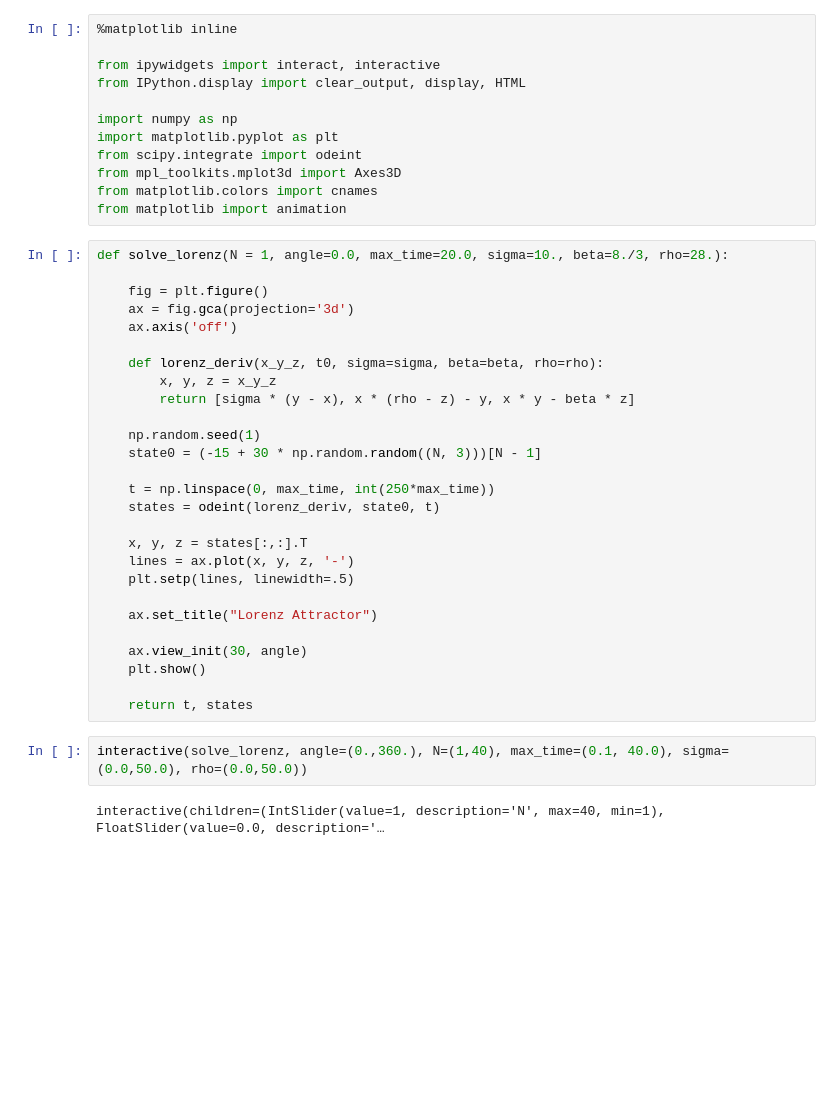
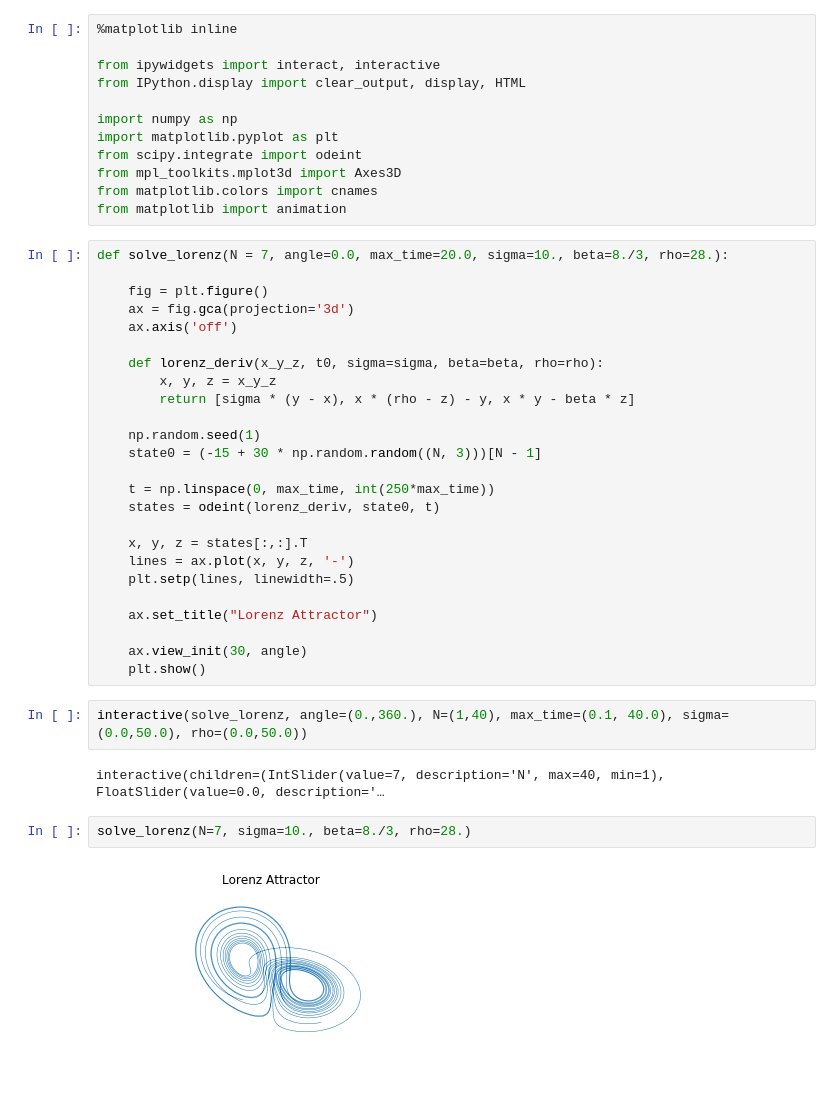
Before and after one commit to Malenczuk/mownit2, a Jupyter notebook: lab11/Chaos.ipynb, the cells around one changed output. Saved outputs shown, nothing was run; the diff lists cells and outputs as text; blank space fills up the shorter version.

Commit message:
interactive lorenz

```diff
--- a/lab11/Chaos.ipynb
+++ b/lab11/Chaos.ipynb
@@ -43,7 +43,7 @@ from mpl_toolkits.mplot3d import Axes3D
 from matplotlib.colors import cnames
 from matplotlib import animation
 # %%
-def solve_lorenz(N = 1, angle=0.0, max_time=20.0, sigma=10., beta=8./3, rho=28.):
+def solve_lorenz(N = 7, angle=0.0, max_time=20.0, sigma=10., beta=8./3, rho=28.):
 
     fig = plt.figure()
     ax = fig.gca(projection='3d')
@@ -67,9 +67,11 @@ def solve_lorenz(N = 1, angle=0.0, max_time=20.0, sigma=10., beta=8./3, rho=28.)
 
     ax.view_init(30, angle)
     plt.show()
-
-    return t, states
 # %%
 interactive(solve_lorenz, angle=(0.,360.), N=(1,40), max_time=(0.1, 40.0), sigma=(0.0,50.0), rho=(0.0,50.0))
 # %% [output]
-interactive(children=(IntSlider(value=1, description='N', max=40, min=1), FloatSlider(value=0.0, description='…
+interactive(children=(IntSlider(value=7, description='N', max=40, min=1), FloatSlider(value=0.0, description='…
+# %%
+solve_lorenz(N=7, sigma=10., beta=8./3, rho=28.)
+# %% [output]
+[figure, added]
```
